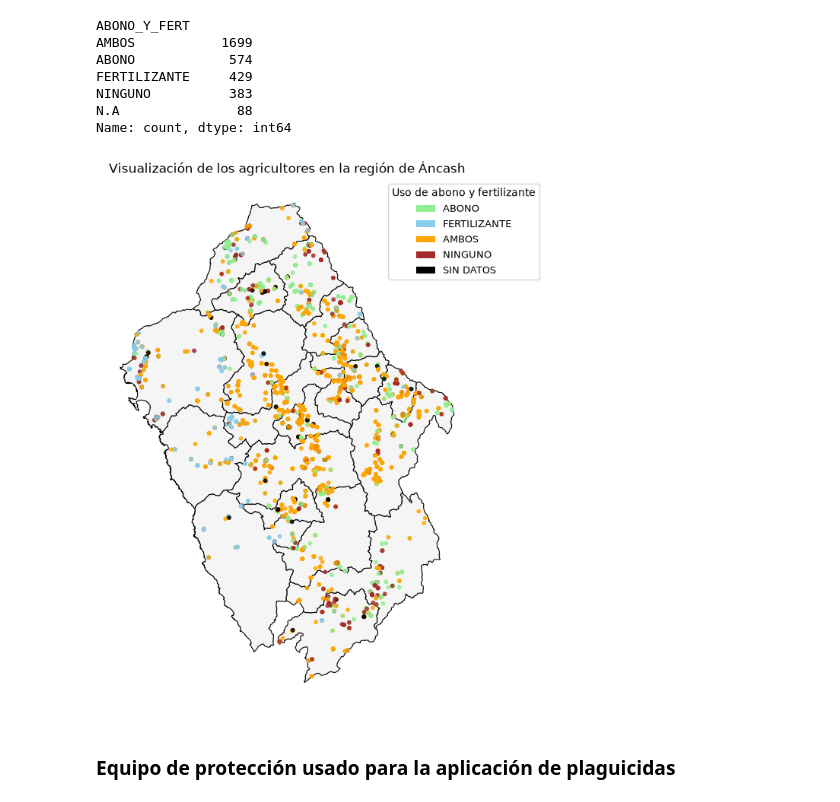
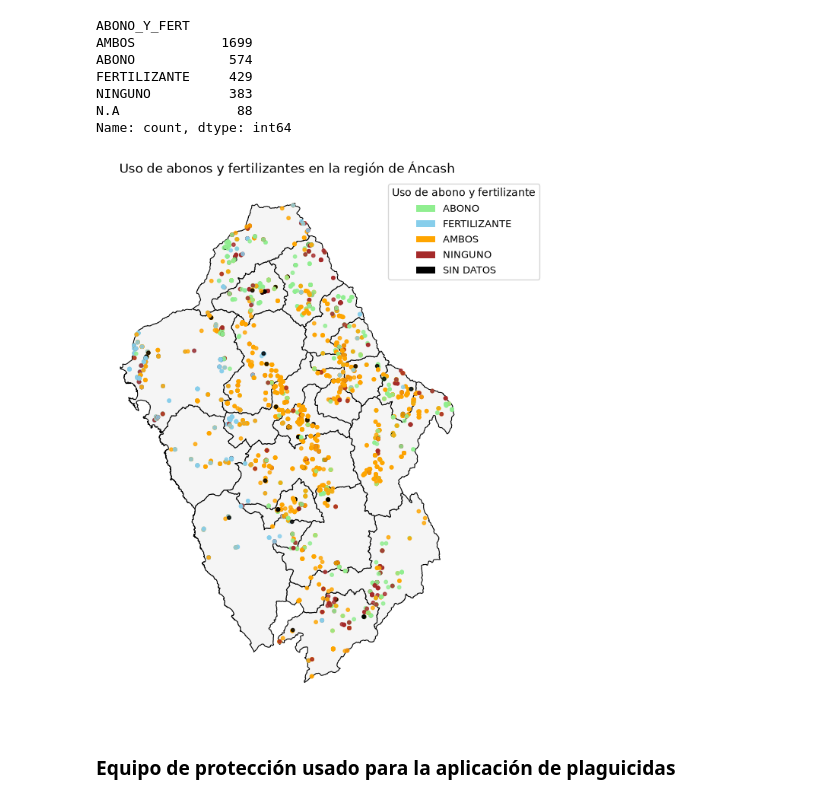
Before and after one commit to matiasrg/Proyecto-PCDA, a Jupyter notebook: scripts/04_CAP300AB.ipynb, the cells around one changed output. Cells and saved outputs as stored; diff of their text form; code cells hidden in the pictures.

```diff
--- a/scripts/04_CAP300AB.ipynb
+++ b/scripts/04_CAP300AB.ipynb
@@ -269,35 +269,35 @@ map_prov_ancash.plot(
 
 abono_fert_merge.plot(
     ax=ax,
     color=abono_fert_merge["color"],
     markersize=10,
     alpha=0.8
 )
 
 # Leyenda
 leyenda = [
     Patch(facecolor="lightgreen", label="ABONO"),
     Patch(facecolor="skyblue", label="FERTILIZANTE"),
     Patch(facecolor="orange", label="AMBOS"),
     Patch(facecolor="brown", label="NINGUNO"),
     Patch(facecolor="black", label="SIN DATOS")
 ]
 
 ax.legend(
     handles=leyenda,
     title="Uso de abono y fertilizante",
     loc="upper right",
     fontsize=9,
     title_fontsize=10,
     bbox_to_anchor = (1.2,1)
 )
 
-ax.set_title("Visualización de los agricultores en la región de Áncash")
+ax.set_title("Uso de abonos y fertilizantes en la región de Áncash")
 ax.set_axis_off()
 
 plt.show()
 # %% [output]
-[figure, old version]
+[figure, new version]
 # %% [markdown]
 ### Equipo de protección usado para la aplicación de plaguicidas
 # %%
```
Also changed, not shown: 1 other file.
